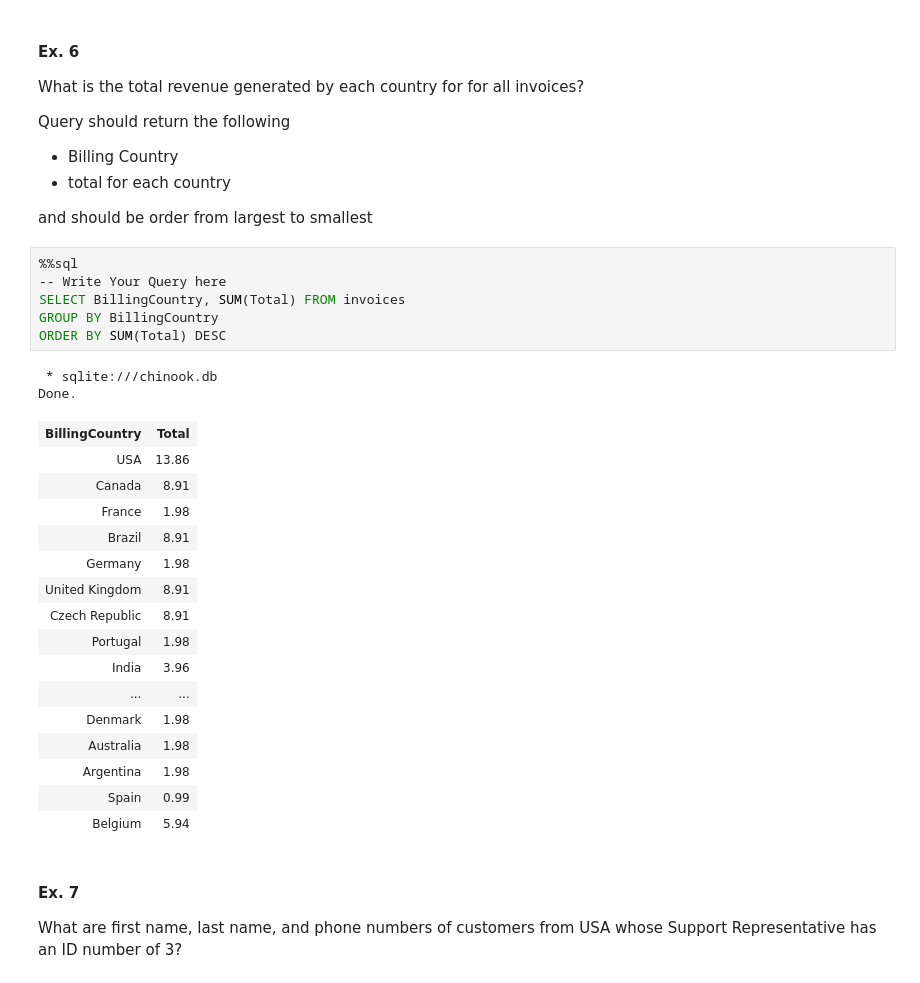
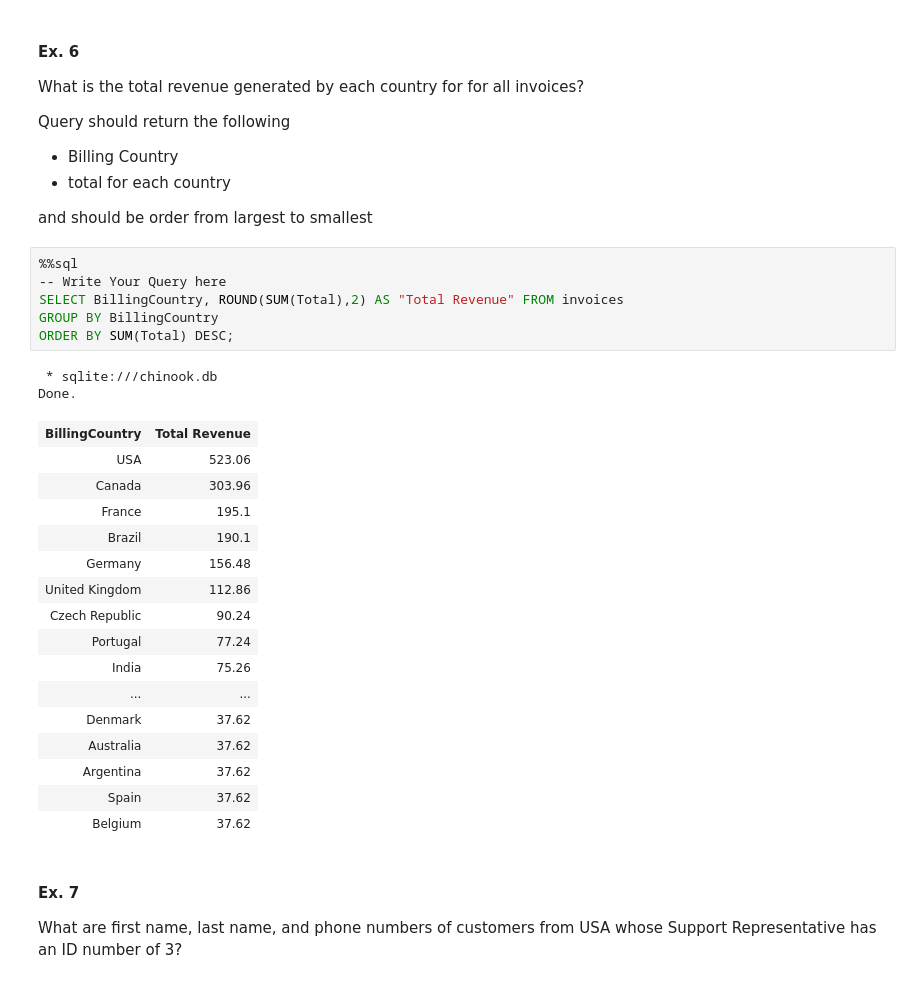
Before and after one commit to nartehi/CSC330-Introduction-to-SQL-T6, a Jupyter notebook: SQL_tutorial.ipynb, the cells around one changed output. Drawn from its saved outputs; the diff is of its cells as text.

```diff
--- a/SQL_tutorial.ipynb
+++ b/SQL_tutorial.ipynb
@@ -200,28 +200,28 @@ and should be order from largest to smallest
 # %%
 %%sql
 -- Write Your Query here
-SELECT BillingCountry, SUM(Total) FROM invoices
+SELECT BillingCountry, ROUND(SUM(Total),2) AS "Total Revenue" FROM invoices
 GROUP BY BillingCountry
-ORDER BY SUM(Total) DESC
+ORDER BY SUM(Total) DESC;
 # %% [output]
  * sqlite:///chinook.db
 Done.
-| BillingCountry | Total |
-| USA | 13.86 |
-| Canada | 8.91 |
-| France | 1.98 |
-| Brazil | 8.91 |
-| Germany | 1.98 |
-| United Kingdom | 8.91 |
-| Czech Republic | 8.91 |
-| Portugal | 1.98 |
-| India | 3.96 |
+| BillingCountry | Total Revenue |
+| USA | 523.06 |
+| Canada | 303.96 |
+| France | 195.1 |
+| Brazil | 190.1 |
+| Germany | 156.48 |
+| United Kingdom | 112.86 |
+| Czech Republic | 90.24 |
+| Portugal | 77.24 |
+| India | 75.26 |
 | ... | ... |
-| Denmark | 1.98 |
-| Australia | 1.98 |
-| Argentina | 1.98 |
-| Spain | 0.99 |
-| Belgium | 5.94 |
+| Denmark | 37.62 |
+| Australia | 37.62 |
+| Argentina | 37.62 |
+| Spain | 37.62 |
+| Belgium | 37.62 |
 # %% [markdown]
 #### Ex. 7
 What are first name, last name, and phone numbers of customers from USA whose Support Representative has an ID number of 3?
```
Also changed, not shown: parts of 2 cells of this notebook.
